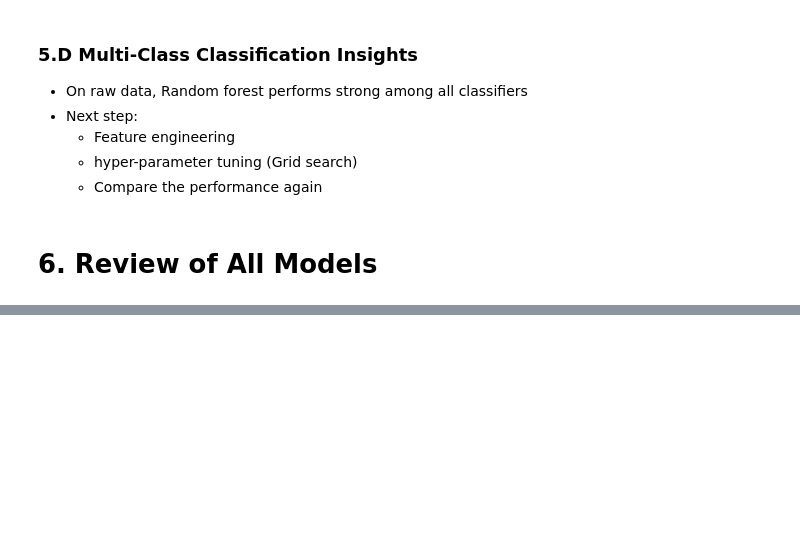
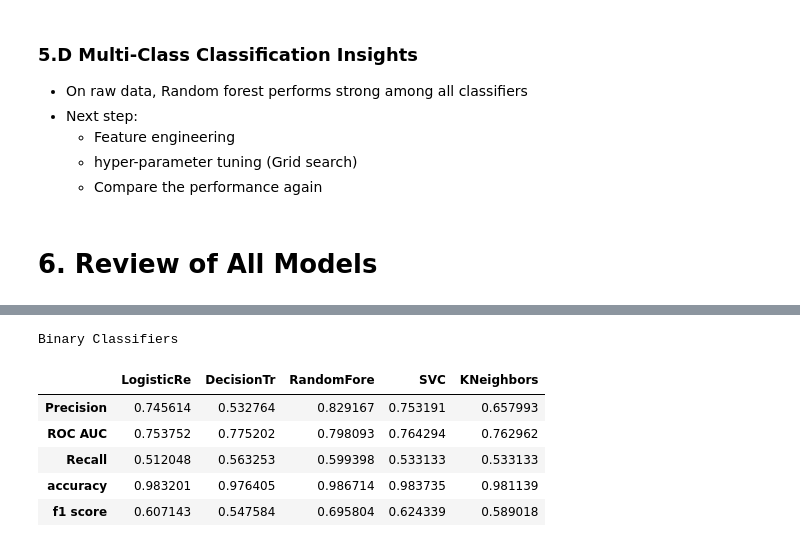
Before and after one commit to Chenye16/PdM, a Jupyter notebook: IOT_2_Baseline_Models.ipynb, the cells around one changed output, grey strips where cells are left out. Drawn from its saved outputs; the diff is of its cells as text; code cells hidden in the pictures; blank space fills up the shorter version.

```diff
--- a/IOT_2_Baseline_Models.ipynb
+++ b/IOT_2_Baseline_Models.ipynb
@@ -387,0 +540,11 @@ micro Recall       0.976710    0.975489    0.983201  0.978619    0.977474    0.9
+# %%
+print('Binary Classifiers')
+newDF_bin
+# %% [output]
+Binary Classifiers
+|  | LogisticRe | DecisionTr | RandomFore | SVC | KNeighbors |
+| Precision | 0.745614 | 0.532764 | 0.829167 | 0.753191 | 0.657993 |
+| ROC AUC | 0.753752 | 0.775202 | 0.798093 | 0.764294 | 0.762962 |
+| Recall | 0.512048 | 0.563253 | 0.599398 | 0.533133 | 0.533133 |
+| accuracy | 0.983201 | 0.976405 | 0.986714 | 0.983735 | 0.981139 |
+| f1 score | 0.607143 | 0.547584 | 0.695804 | 0.624339 | 0.589018 |
```
Also changed, not shown: parts of 72 cells of this notebook, 16 other files.
